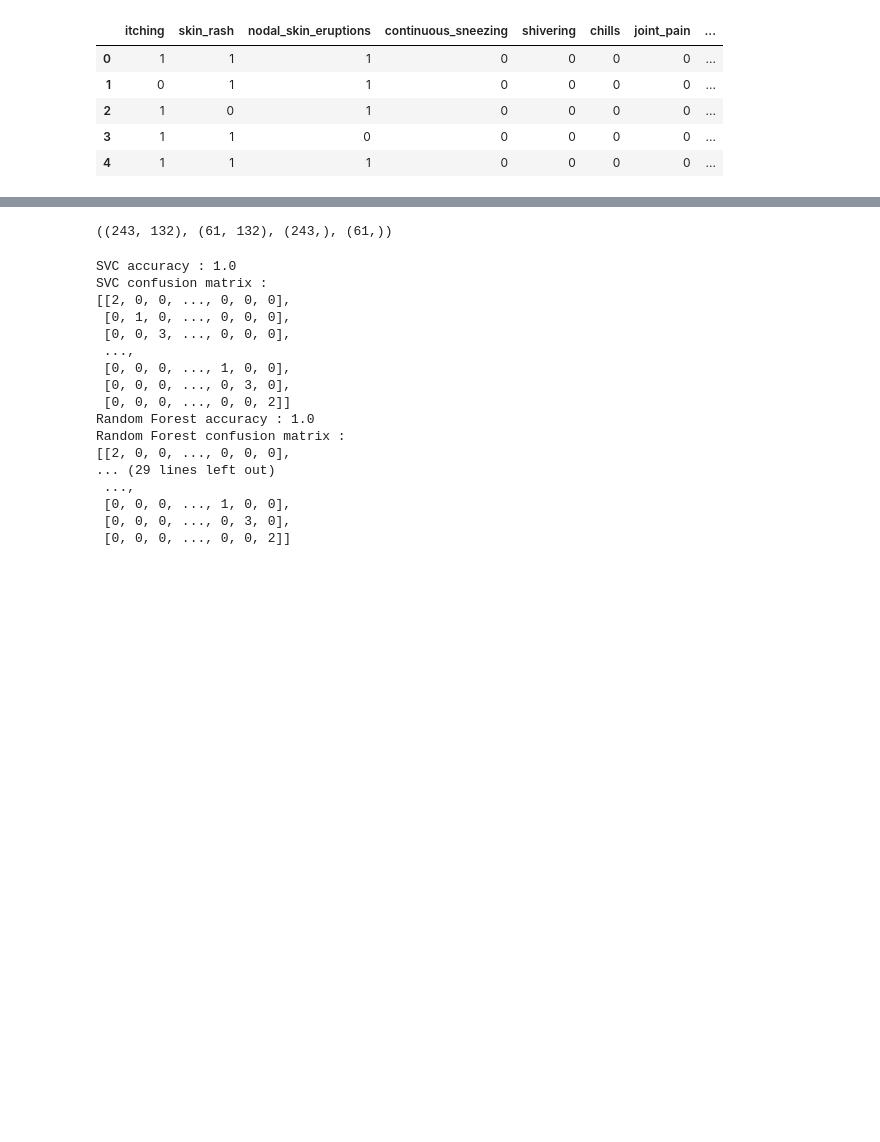
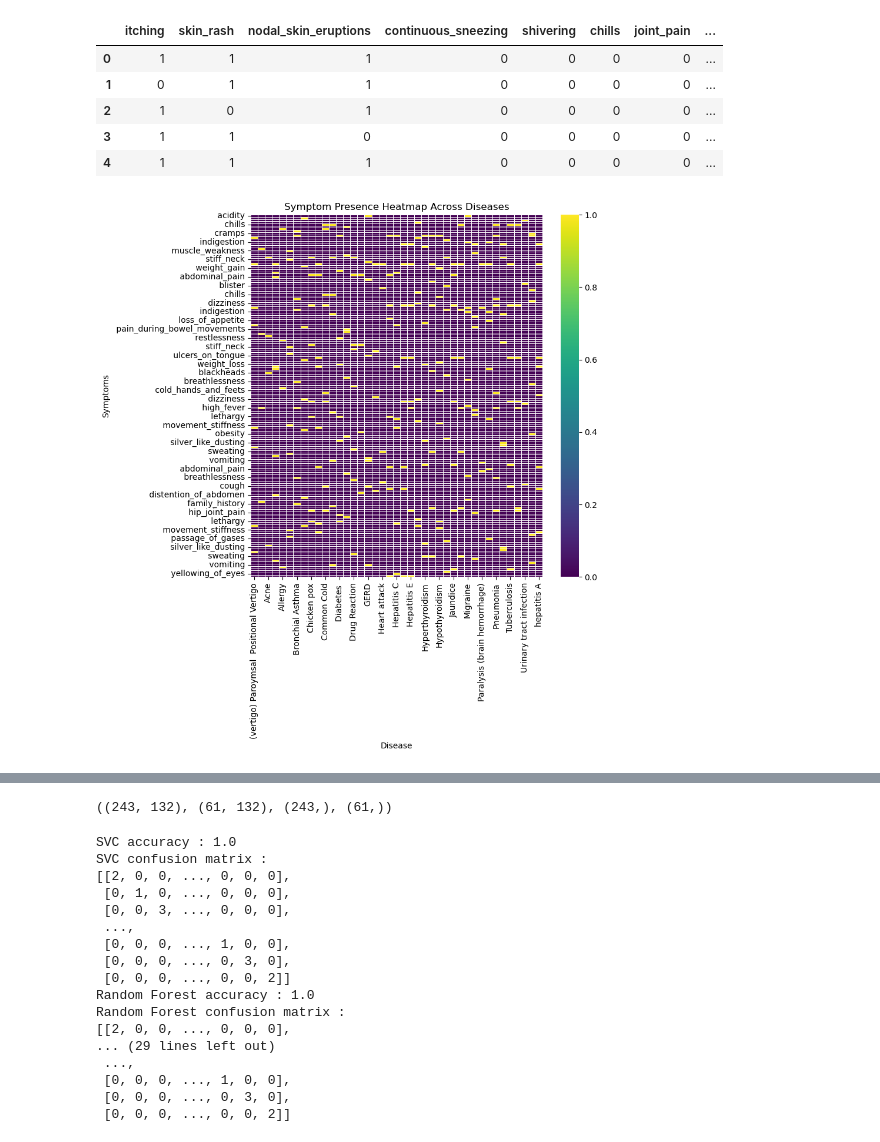
Before and after one commit to brendan1928/Project-4-Team-8, a Jupyter notebook: Intial_Analysis_Project_4_Vaibhav.ipynb, the cells around one changed output, grey strips where cells are left out. Drawn from its saved outputs; the diff is of its cells as text; code cells hidden in the pictures; blank space fills up the shorter version.

```diff
--- a/Intial_Analysis_Project_4_Vaibhav.ipynb
+++ b/Intial_Analysis_Project_4_Vaibhav.ipynb
@@ -219,3 +243,19 @@ df.head(5)
 | 2 | 1 | 0 | 1 | 0 | 0 | 0 | 0 | ... |
 | 3 | 1 | 1 | 0 | 0 | 0 | 0 | 0 | ... |
 | 4 | 1 | 1 | 1 | 0 | 0 | 0 | 0 | ... |
+# %%
+#Heatmap Diesease and their Symptoms contained in sym_des Dataframe
+# Creating a boolean DataFrame for symptoms presence
+symptoms_encoded = pd.get_dummies(sym_des.drop(columns=['Disease']), prefix='', prefix_sep='')
+
+# # # Grouping by Disease to combine similar records
+symptoms_encoded = symptoms_encoded.groupby(sym_des['Disease']).max()
+# # Generating the heatmap
+plt.figure(figsize=(8, 8))
+sns.heatmap(symptoms_encoded.T, cmap='viridis', cbar=True, linewidths=.5)
+plt.title('Symptom Presence Heatmap Across Diseases')
+plt.xlabel('Disease')
+plt.ylabel('Symptoms')
+plt.show()
+# %% [output]
+[figure, added]
```
Also changed, not shown: parts of 6 cells of this notebook, 1 other file.
